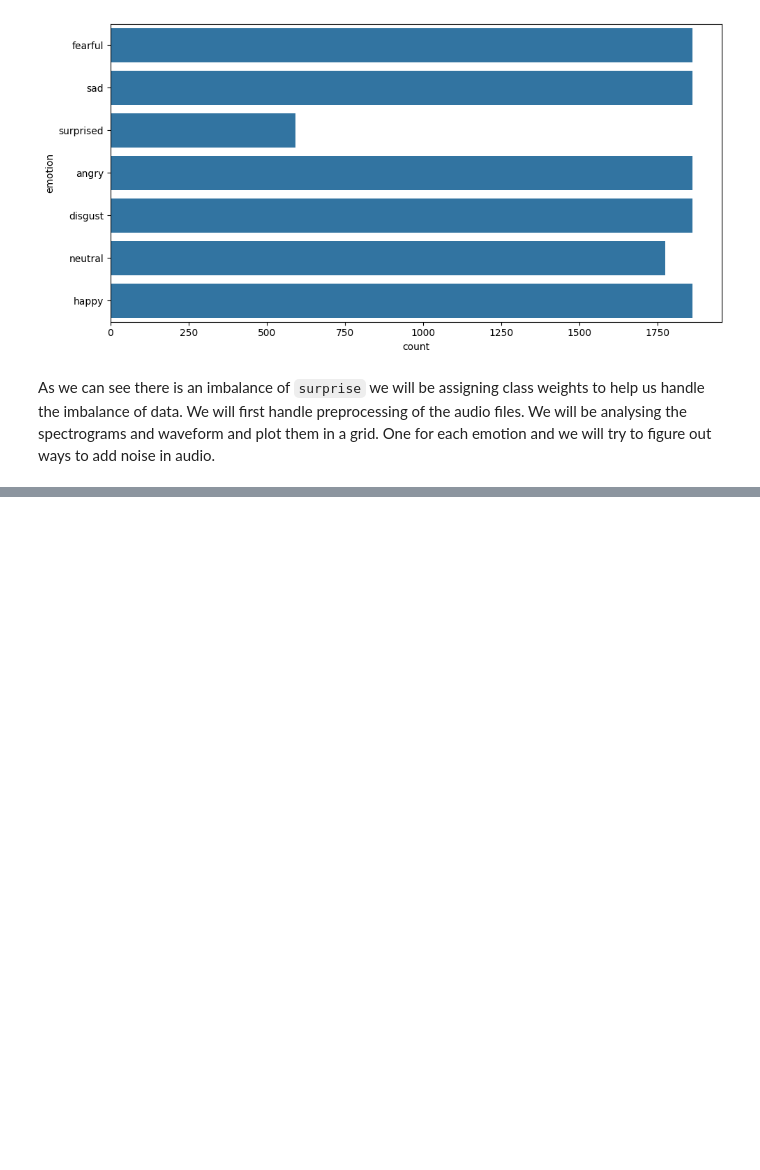
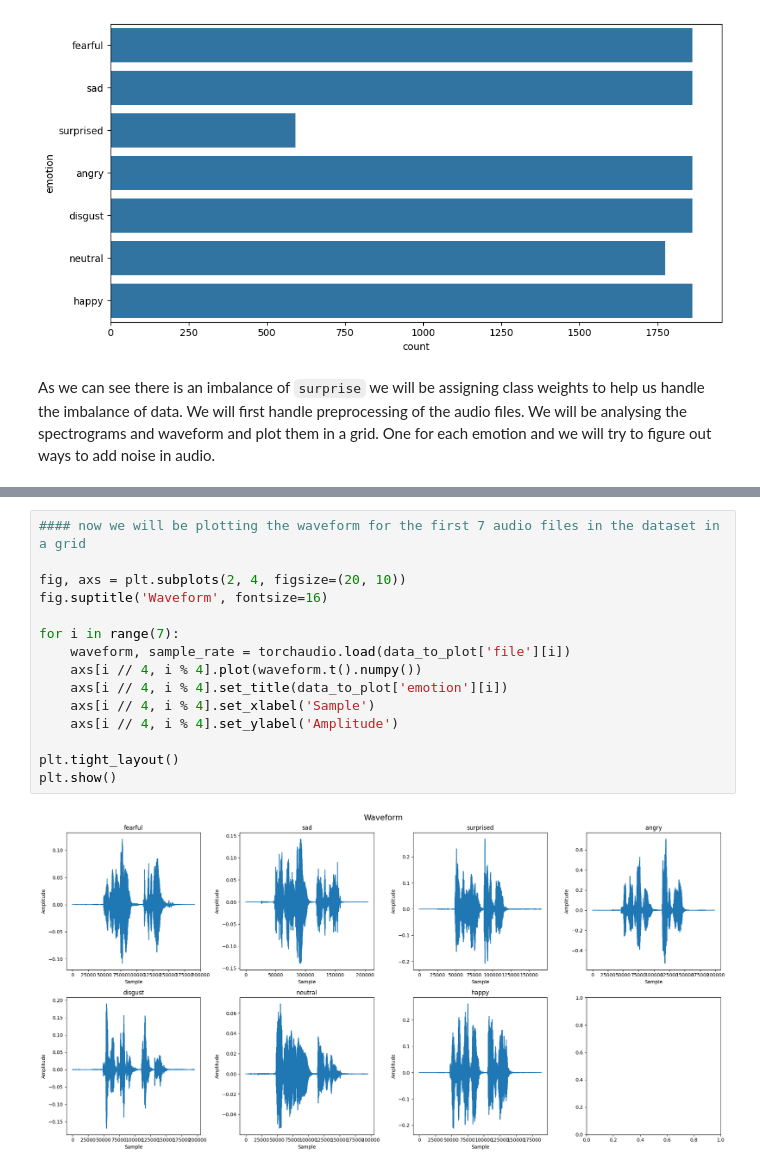
Before and after one commit to TarushS-1996/AudioSentimentProject, a Jupyter notebook: model.ipynb, the cells around one changed output, grey strips where cells are left out. Saved outputs shown, nothing was run; the diff lists cells and outputs as text; blank space fills up the shorter version.

```diff
--- a/model.ipynb
+++ b/model.ipynb
@@ -298,0 +299,17 @@ plot_waveform(data_to_plot['file'][0], data_to_plot['emotion'][0])
+# %%
+#### now we will be plotting the waveform for the first 7 audio files in the dataset in a grid
+
+fig, axs = plt.subplots(2, 4, figsize=(20, 10))
+fig.suptitle('Waveform', fontsize=16)
+
+for i in range(7):
+    waveform, sample_rate = torchaudio.load(data_to_plot['file'][i])
+    axs[i // 4, i % 4].plot(waveform.t().numpy())
+    axs[i // 4, i % 4].set_title(data_to_plot['emotion'][i])
+    axs[i // 4, i % 4].set_xlabel('Sample')
+    axs[i // 4, i % 4].set_ylabel('Amplitude')
+
+plt.tight_layout()
+plt.show()
+# %% [output]
+[figure, added]
```
Also changed, not shown: parts of 3 cells of this notebook.
